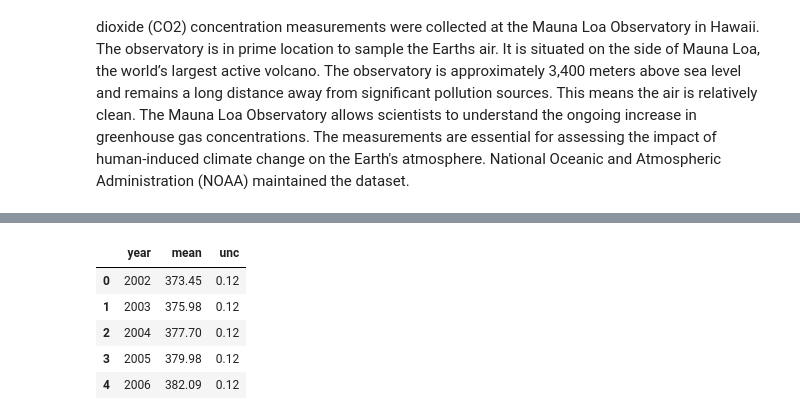
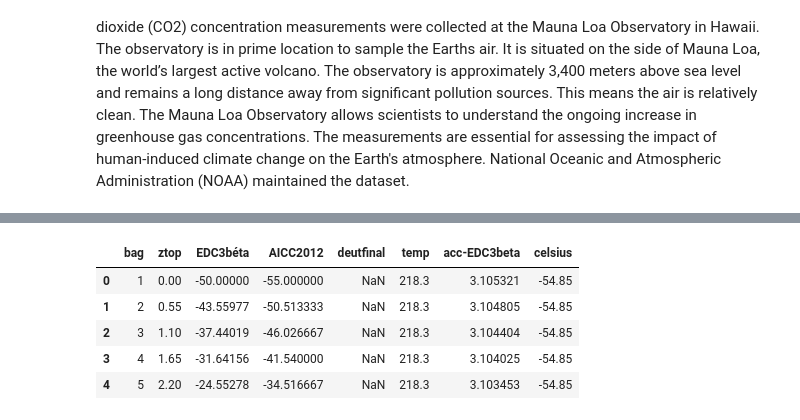
Before and after one commit to keithmmc/pda2, a Jupyter notebook: project2.ipynb, the cells around one changed output, grey strips where cells are left out. Saved outputs shown, nothing was run; the diff lists cells and outputs as text; code cells hidden in the pictures.

```diff
--- a/project2.ipynb
+++ b/project2.ipynb
@@ -339,0 +420,4 @@ memory usage: 636.0 bytes
+# %%
+temp_data =pd.read_csv('data/temp_data.csv',encoding='Latin')
+
+temp_data
@@ -340,9 +438,13 @@ memory usage: 636.0 bytes
+# %%
+def kelvin(temp):
+    return temp - 273.15
+temp_data['celsius'] = temp_data['temp'].apply(kelvin)
 # %%
-mauna_loa_data.head()
+temp_data.head()
 # %% [output]
-|  | year | mean | unc |
-| 0 | 2002 | 373.45 | 0.12 |
-| 1 | 2003 | 375.98 | 0.12 |
-| 2 | 2004 | 377.70 | 0.12 |
-| 3 | 2005 | 379.98 | 0.12 |
-| 4 | 2006 | 382.09 | 0.12 |
+|  | bag | ztop | EDC3béta | AICC2012 | deutfinal | temp | acc-EDC3beta | celsius |
+| 0 | 1 | 0.00 | -50.00000 | -55.000000 | NaN | 218.3 | 3.105321 | -54.85 |
+| 1 | 2 | 0.55 | -43.55977 | -50.513333 | NaN | 218.3 | 3.104805 | -54.85 |
+| 2 | 3 | 1.10 | -37.44019 | -46.026667 | NaN | 218.3 | 3.104404 | -54.85 |
+| 3 | 4 | 1.65 | -31.64156 | -41.540000 | NaN | 218.3 | 3.104025 | -54.85 |
+| 4 | 5 | 2.20 | -24.55278 | -34.516667 | NaN | 218.3 | 3.103453 | -54.85 |
```
Also changed, not shown: parts of 35 cells of this notebook.
